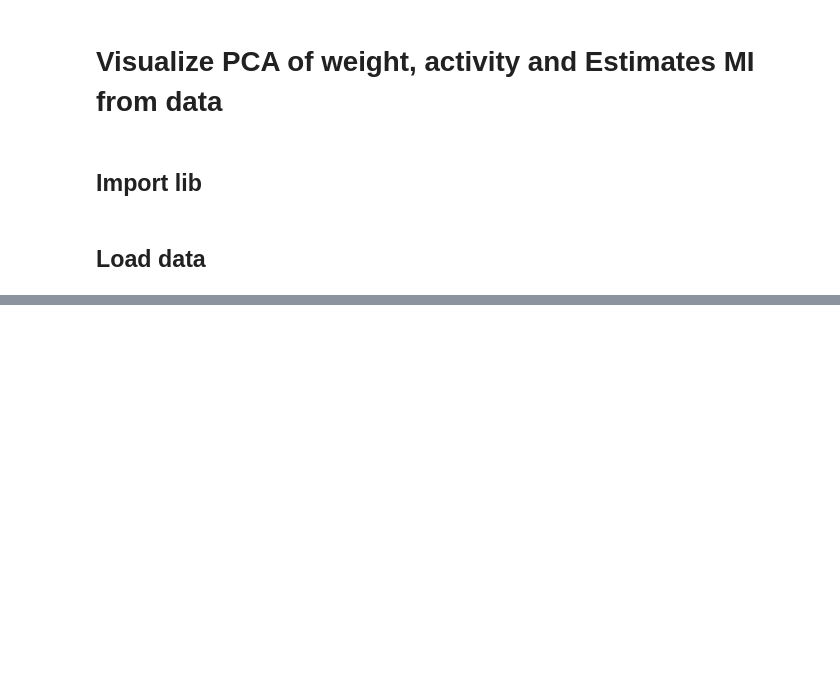
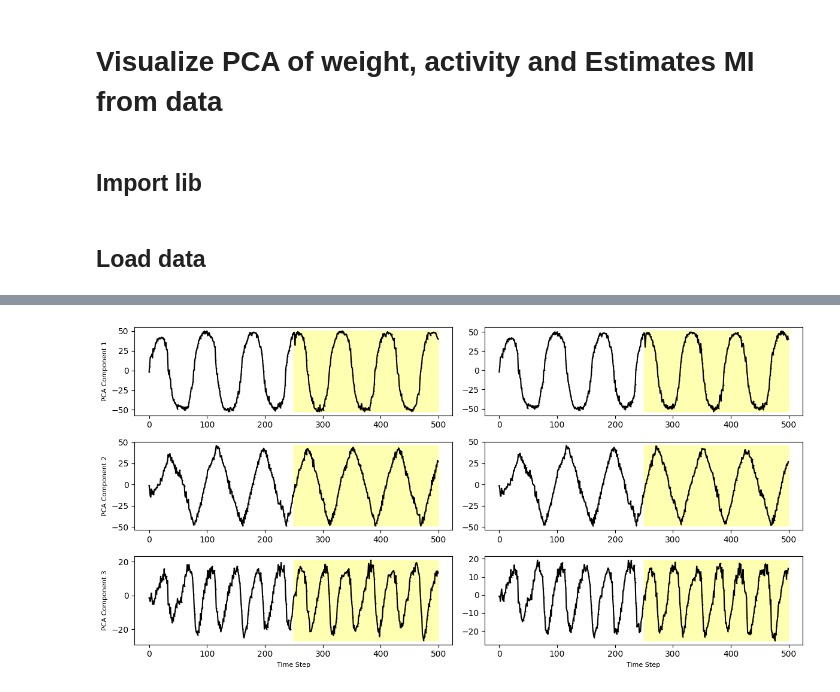
Before and after one commit to PavarisAsawa/locomotion_learning_information-theory, a Jupyter notebook: neural_information_clean.ipynb, the cells around one changed output, grey strips where cells are left out. Drawn from its saved outputs; the diff is of its cells as text; code cells hidden in the pictures; blank space fills up the shorter version.

```diff
--- a/neural_information_clean.ipynb
+++ b/neural_information_clean.ipynb
@@ -395,0 +353,7 @@ fig.savefig(f'figures/joint_mi_{name}.png')
+# %%
+for seed in range(3):
+    for run in range(3):
+        for mode in range(2):
+            with open(f"data/weight_dynamic/zero-HEBB-FULL_STATE-seed_{seed}-rand_{run}.pkl", "rb") as f:
+                load = pickle.load(f)
+            plot_all(load, mode=mode, seed=seed, run=run , save=True)
@@ -395,0 +511,18 @@ fig.savefig(f'figures/joint_mi_{name}.png')
+# %%
+with open(f"data/weight_dynamic/onesstep-cut63.pkl", "rb") as f:
+    cut1 = clear_format(pickle.load(f))
+with open(f"data/weight_dynamic/onesstep-cut127.pkl", "rb") as f:
+    cut2 = clear_format(pickle.load(f))
+# %%
+def prepare_PCA(format_data , component=3):
+    hidden_weight = {}
+    hidden_weight["layer1"] = format_data["weight_hid_1"].reshape(format_data["weight_hid_1"].shape[0] , -1)
+    hidden_weight["layer2"] = format_data["weight_hid_2"].reshape(format_data["weight_hid_2"].shape[0] , -1)
+    hidden_weight["layer3"] = format_data["weight_hid_3"].reshape(format_data["weight_hid_3"].shape[0] , -1)
+    hidden_weight["PCA_layer1"] = PCA(n_components=component).fit_transform(hidden_weight["layer1"])
+    hidden_weight["PCA_layer2"] = PCA(n_components=component).fit_transform(hidden_weight["layer2"])
+    hidden_weight["PCA_layer3"] = PCA(n_components=component).fit_transform(hidden_weight["layer3"])
+    return hidden_weight
+# %%
+cut1_layer = prepare_PCA(cut1)
+cut2_layer = prepare_PCA(cut2)
@@ -395,0 +531,4 @@ fig.savefig(f'figures/joint_mi_{name}.png')
+# %%
+PCA_plot_compare_single_component([cut1_layer["PCA_layer1"] , cut2_layer["PCA_layer1"]] , focus=[250,500])
+# %% [output]
+[figure, added]
```
Also changed, not shown: parts of 12 cells of this notebook, 37 other files.
